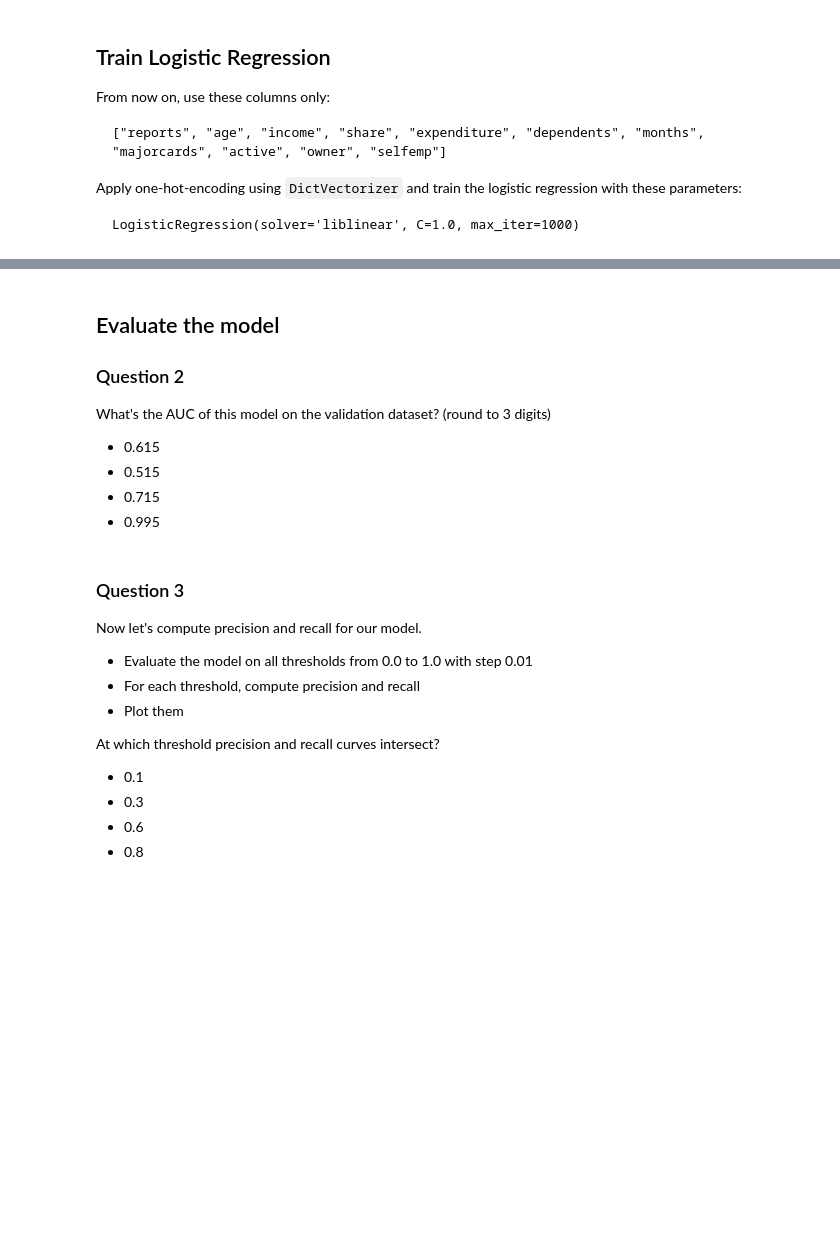
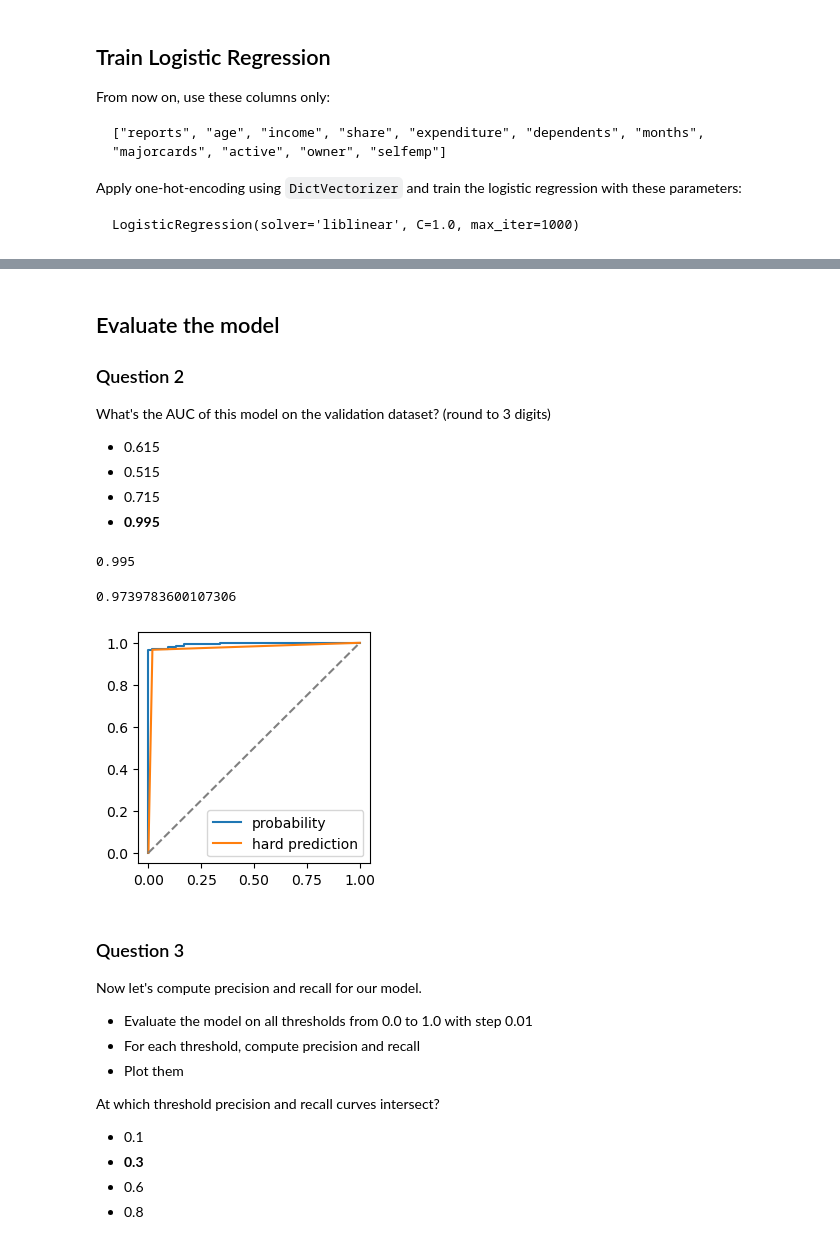
Before and after one commit to Ksyula/ML_Engineering, a Jupyter notebook: 04-evaluation/Homework-evaluation.ipynb, the cells around one changed output, grey strips where cells are left out. Cells and saved outputs as stored; diff of their text form; code cells hidden in the pictures; blank space fills up the shorter version.

```diff
--- a/04-evaluation/Homework-evaluation.ipynb
+++ b/04-evaluation/Homework-evaluation.ipynb
@@ -118,0 +270,16 @@ LogisticRegression(solver='liblinear', C=1.0, max_iter=1000)
+# %%
+# prepare train data
+dv = DictVectorizer(sparse = False)
+train_dicts = df_train.to_dict(orient='records')
+X_train = dv.fit_transform(train_dicts)
+
+# train model
+model = LogisticRegression(solver='liblinear', C=1.0, max_iter=1000)
+model.fit(X_train, y_train)
+
+# prepare validation data
+val_dicts = df_val.to_dict(orient='records')
+X_val = dv.transform(val_dicts)
+
+# Predict on validation set
+y_pred = model.predict_proba(X_val)[:, 1]
@@ -125,7 +308,33 @@ What's the AUC of this model on the validation dataset? (round to 3 digits)
 - 0.615
 - 0.515
 - 0.715
-- 0.995
+- **0.995**
+# %%
+# probability
+roc_auc_score(y_val, y_pred).round(3)
+# %% [output]
+0.995
+# %%
+# hard predictions
+y_pred_bin = model.predict(X_val)
+roc_auc_score(y_val, y_pred_bin)
+# %% [output]
+0.9739783600107306
+# %%
+plt.figure(figsize=(3, 3))
+
+fpr, tpr, _ = roc_curve(y_val, y_pred)
+plt.plot(fpr, tpr, label='probability')
+
+fpr, tpr, _ = roc_curve(y_val, y_pred_bin)
+plt.plot(fpr, tpr, label='hard prediction')
+
+plt.plot([0, 1], [0, 1], color='grey', linestyle='--')
+
+plt.legend()
+plt.show()
+# %% [output]
+[figure, added]
 # %% [markdown]
 ### Question 3
 
@@ -139,6 +348,6 @@ Now let's compute precision and recall for our model.
 At which threshold precision and recall curves intersect?
 
 * 0.1
-* 0.3
+* **0.3**
 * 0.6
 * 0.8
```
Also changed, not shown: parts of 35 cells of this notebook, 2 other files.
